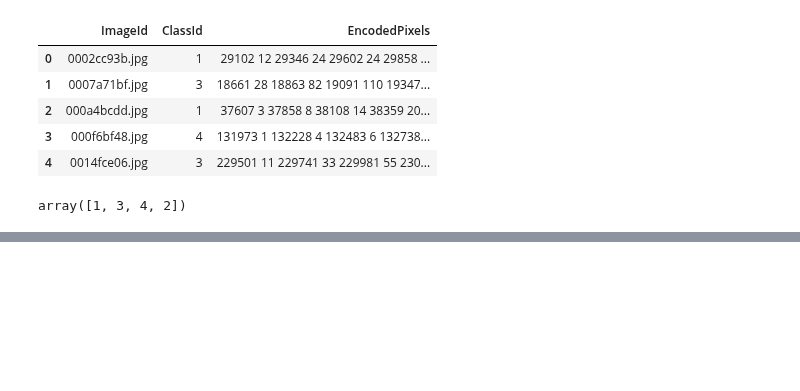
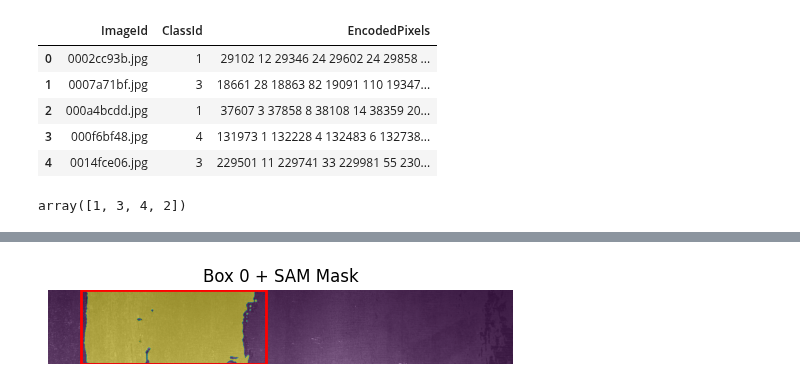
Before and after one commit to Abdulmathin-shaik/Kaggle, a Jupyter notebook: smart-detection-system.ipynb, the cells around one changed output, grey strips where cells are left out. Saved outputs shown, nothing was run; the diff lists cells and outputs as text; code cells hidden in the pictures; blank space fills up the shorter version.

```diff
--- a/smart-detection-system.ipynb
+++ b/smart-detection-system.ipynb
@@ -308,0 +276,44 @@ Starting training for 100 epochs...
+# %%
+def yolo_to_xyxy(yolo_box, img_w, img_h):
+    cls, x_c, y_c, bw, bh = yolo_box
+    x1 = int((x_c - bw / 2) * img_w)
+    y1 = int((y_c - bh / 2) * img_h)
+    x2 = int((x_c + bw / 2) * img_w)
+    y2 = int((y_c + bh / 2) * img_h)
+    return [x1, y1, x2, y2]
+# %%
+# Read YOLO boxes from .txt
+boxes = []
+with open(bbox, 'r') as f:
+    for line in f.readlines():
+        parts = list(map(float, line.strip().split()))
+        box = yolo_to_xyxy(parts, w, h)
+        boxes.append(box)
+# %%
+# Convert to torch and transform
+boxes_np = np.array(boxes)
+transformed_boxes = predictor.transform.apply_boxes_torch(
+    torch.tensor(boxes_np, dtype=torch.float32), image.shape[:2]
+).to(device)
+# %%
+# --- Predict masks
+masks, scores, logits = predictor.predict_torch(
+    point_coords=None,
+    point_labels=None,
+    boxes=transformed_boxes,
+    multimask_output=False
+)
+# %%
+# --- Visualize
+for i, mask in enumerate(masks):
+    plt.figure(figsize=(6, 6))
+    plt.imshow(image)
+    plt.imshow(mask[0].cpu(), alpha=0.5)
+    x1, y1, x2, y2 = boxes[i]
+    plt.gca().add_patch(plt.Rectangle((x1, y1), x2 - x1, y2 - y1,
+                                      edgecolor='red', facecolor='none', linewidth=2))
+    plt.title(f"Box {i} + SAM Mask")
+    plt.axis('off')
+    plt.show()
+# %% [output]
+[figure, added]
```
Also changed, not shown: parts of 17 cells of this notebook.
